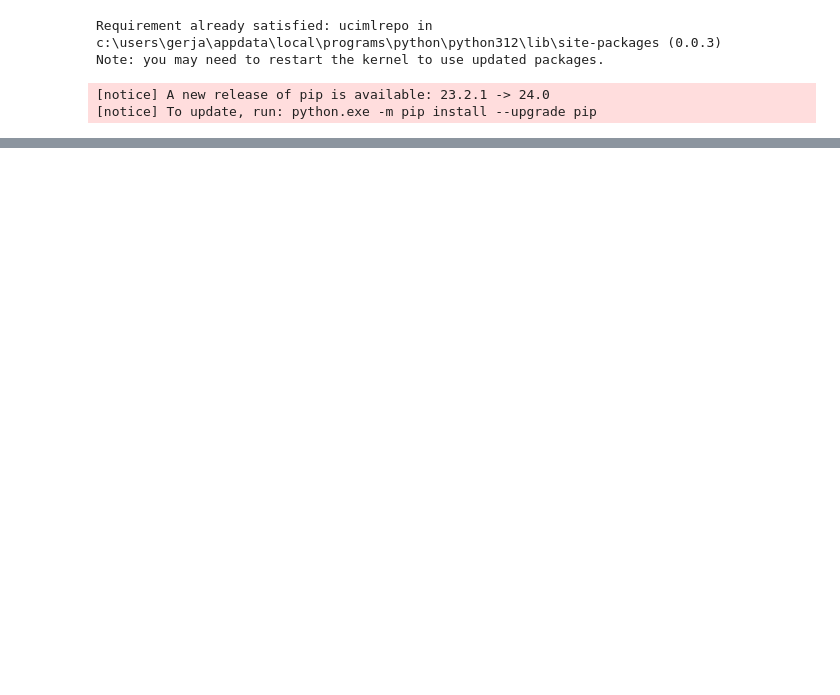
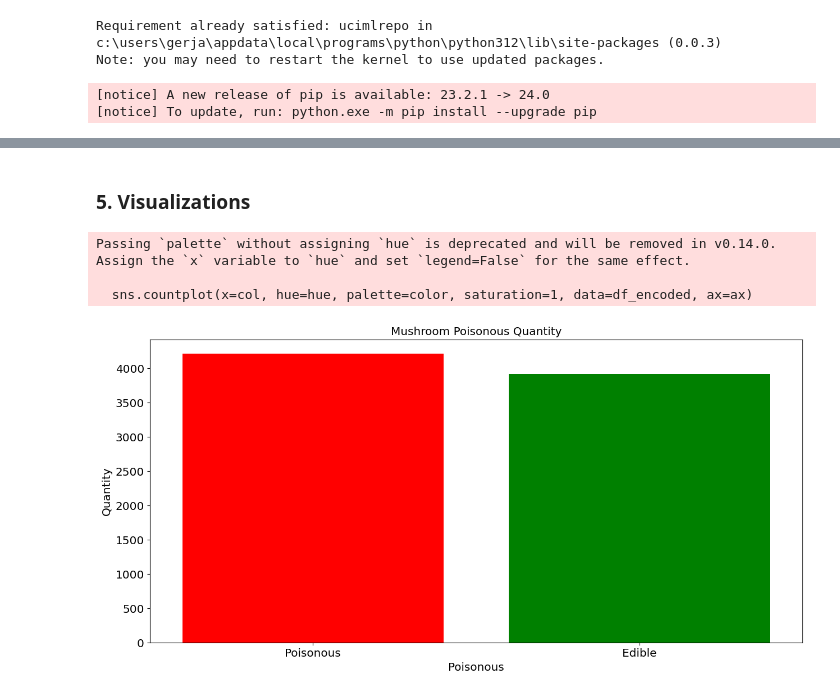
Before and after one commit to milanszilveszter/Csapatmunka, a Jupyter notebook: Classification/SmallDataset/mushroom.ipynb, the cells around one changed output, grey strips where cells are left out. Saved outputs shown, nothing was run; the diff lists cells and outputs as text; code cells hidden in the pictures; blank space fills up the shorter version.

```diff
--- a/Classification/SmallDataset/mushroom.ipynb
+++ b/Classification/SmallDataset/mushroom.ipynb
@@ -8,15 +19,10 @@ Note: you may need to restart the kernel to use updated packages.
 # %%
-from ucimlrepo import fetch_ucirepo
-
 # fetch dataset
 mushroom = fetch_ucirepo(id=73)
 
 # data (as pandas dataframes)
-X = mushroom.data.features
-y = mushroom.data.targets
+#X = mushroom.data.features
+#y = mushroom.data.targets
 
-# metadata
-#print(mushroom.metadata)
-
-# variable information
-print(mushroom.variables)
+# merge dataset for data analysis
+df = pd.concat([X, y], axis=1)
@@ -40,0 +126,9 @@ print(mushroom.variables)
+# %%
+from sklearn.preprocessing import LabelEncoder
+df_encoded = df.copy()
+encoder = LabelEncoder()
+
+for col in df_encoded.columns:
+    df_encoded[col] = encoder.fit_transform(df_encoded[col])
+
+df_encoded
@@ -40,0 +192,28 @@ print(mushroom.variables)
+# %% [markdown]
+### 5. Visualizations
+# %%
+import matplotlib.pylab as pylab
+params = {'legend.fontsize': 'x-large',
+          'axes.labelsize': 'x-large',
+          'axes.titlesize':'x-large',
+          'xtick.labelsize':'x-large',
+          'ytick.labelsize':'x-large'}
+pylab.rcParams.update(params)
+# %%
+def plot_col(col, hue=None, color=['red', 'green'], labels=None):
+    fig, ax = plt.subplots(figsize=(15, 7))
+    sns.countplot(x=col, hue=hue, palette=color, saturation=1, data=df_encoded, ax=ax)
+    ax.set(title = f"Mushroom {col.title()} Quantity", xlabel=f"{col.title()}", ylabel="Quantity")
+    if labels is not None:
+        ax.set_xticklabels(labels)
+    if hue is not None:
+        ax.legend(('Poisonous', 'Edible'), loc=0)
+# %%
+class_dict = ('Poisonous', 'Edible')
+
+plot_col(col='poisonous', labels=class_dict)
+# %% [output]
+Passing `palette` without assigning `hue` is deprecated and will be removed in v0.14.0. Assign the `x` variable to `hue` and set `legend=False` for the same effect.
+
+  sns.countplot(x=col, hue=hue, palette=color, saturation=1, data=df_encoded, ax=ax)
+[figure, added]
```
Also changed, not shown: parts of 45 cells of this notebook.
